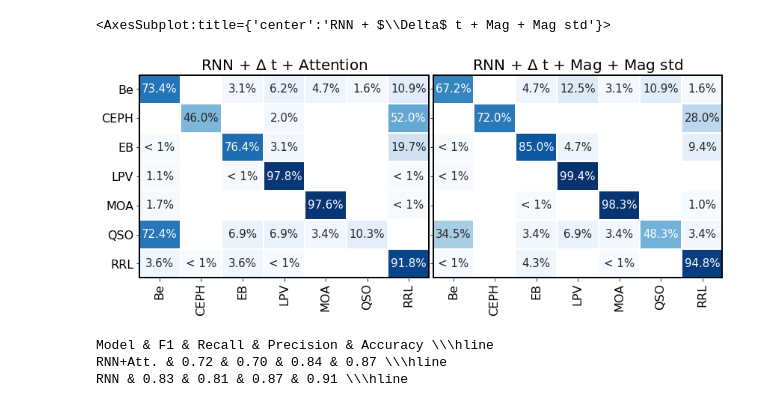
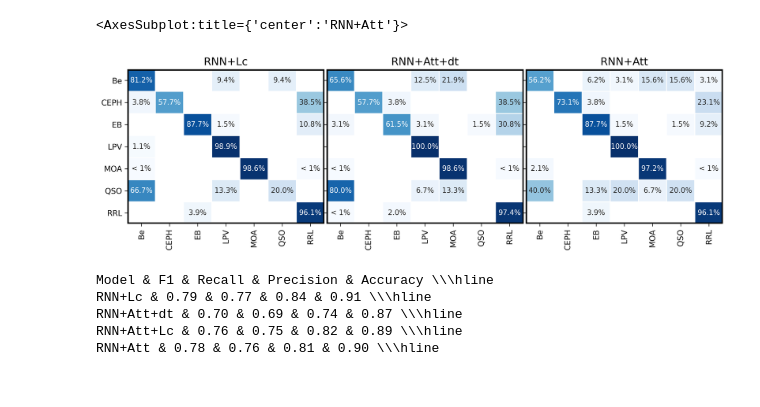
Before and after one commit to cridonoso/rnn_classifier, a Jupyter notebook: presentation/notebooks/results.ipynb, the cells around one changed output. Drawn from its saved outputs; the diff is of its cells as text; code cells hidden in the pictures.

```diff
--- a/presentation/notebooks/results.ipynb
+++ b/presentation/notebooks/results.ipynb
@@ -21,7 +21,7 @@ def get_cm_and_scores(path, name='model'):
 
     with h5py.File(os.path.join(path, 'test', 'predictions.h5'), "r") as f:
         y_true = f['y_true'][()]
-        y_pred = np.argmax(f['y_pred'][()][:, -1, :], 1)
+        y_pred = np.argmax(f['y_pred'][()], 1)
     cm  = confusion_matrix(y_true, y_pred, normalize='true')
 
     with open(os.path.join(path, 'test', 'test_results.json'), 'r') as f:
@@ -30,20 +30,24 @@ def get_cm_and_scores(path, name='model'):
     metrics['title'] = name
     return metrics, cm, class_names
 # %%
-metrics_0, cm_0, cls_names_0 = get_cm_and_scores( "../../runs/model_0/", name='RNN+Att.')
-metrics_1, cm_1, cls_names_1 = get_cm_and_scores( "../../runs/model_1/", name='RNN')
+metrics_0, cm_0, cls_names_0 = get_cm_and_scores( "../../runs/model_0/", name='RNN+Att+dt')
+metrics_1, cm_1, cls_names_1 = get_cm_and_scores( "../../runs/model_1/", name='RNN+Lc')
+metrics_2, cm_2, cls_names_2 = get_cm_and_scores( "../../runs/model_2/", name='RNN+Att+Lc')
+metrics_3, cm_3, cls_names_3 = get_cm_and_scores( "../../runs/model_3/", name='RNN+Att')
 # %%
-fig, axes = plt.subplots(1,2, figsize=(14,5), sharey=True, gridspec_kw={'hspace': 0.1, 'wspace': 0.01})
-plot_cm(cm_0, axes[0], title='RNN + $\Delta$ t + Attention', class_names=class_names)
-plot_cm(cm_1, axes[1], title='RNN + $\Delta$ t + Mag + Mag std', class_names=class_names)
+fig, axes = plt.subplots(1,3, figsize=(15,4), sharey=True, gridspec_kw={'hspace': 0.1, 'wspace': 0.01}, dpi=300)
+
+plot_cm(cm_1, axes[0], title=metrics_1['title'], class_names=class_names, fontsize=10)
+plot_cm(cm_0, axes[1], title=metrics_0['title'], class_names=class_names, fontsize=10)
+plot_cm(cm_3, axes[2], title=metrics_3['title'], class_names=class_names, fontsize=10)
 # %% [output]
-<AxesSubplot:title={'center':'RNN + $\\Delta$ t + Mag + Mag std'}>
+<AxesSubplot:title={'center':'RNN+Att'}>
-[figure, old version]
+[figure, new version]
 # %%
 import pandas as pd
 
 print('Model & F1 & Recall & Precision & Accuracy \\\\\hline')
-for dictonary in [metrics_0, metrics_1]:
+for dictonary in [metrics_1, metrics_0,metrics_2, metrics_3]:
     print('{} & {:.2f} & {:.2f} & {:.2f} & {:.2f} \\\\\hline '.format(dictonary['title'],
                                                           dictonary['f1'],
                                                           dictonary['recall'],
@@ -51,5 +55,7 @@ for dictonary in [metrics_0, metrics_1]:
                                                           dictonary['accuracy']))
 # %% [output]
 Model & F1 & Recall & Precision & Accuracy \\\hline
-RNN+Att. & 0.72 & 0.70 & 0.84 & 0.87 \\\hline
-RNN & 0.83 & 0.81 & 0.87 & 0.91 \\\hline
+RNN+Lc & 0.79 & 0.77 & 0.84 & 0.91 \\\hline
+RNN+Att+dt & 0.70 & 0.69 & 0.74 & 0.87 \\\hline
+RNN+Att+Lc & 0.76 & 0.75 & 0.82 & 0.89 \\\hline
+RNN+Att & 0.78 & 0.76 & 0.81 & 0.90 \\\hline
```
Also changed, not shown: 8 other files.
